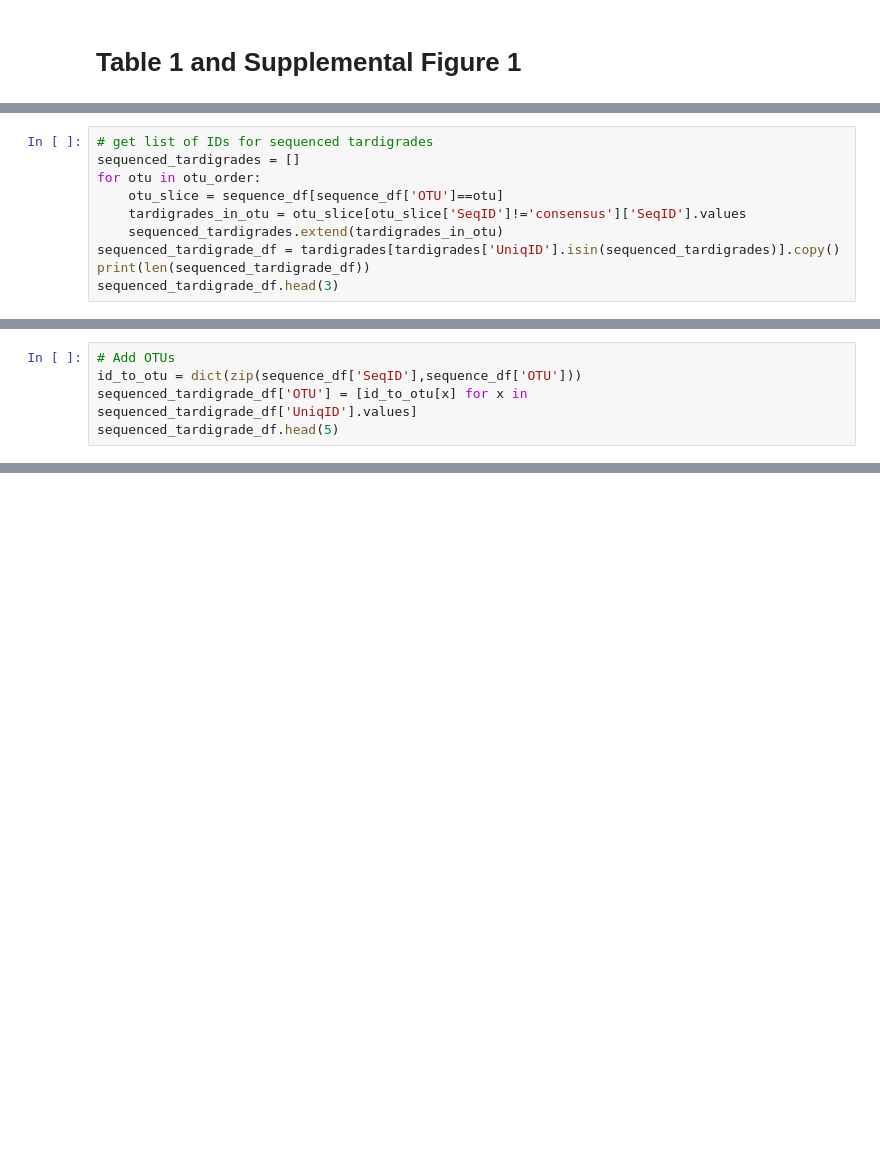
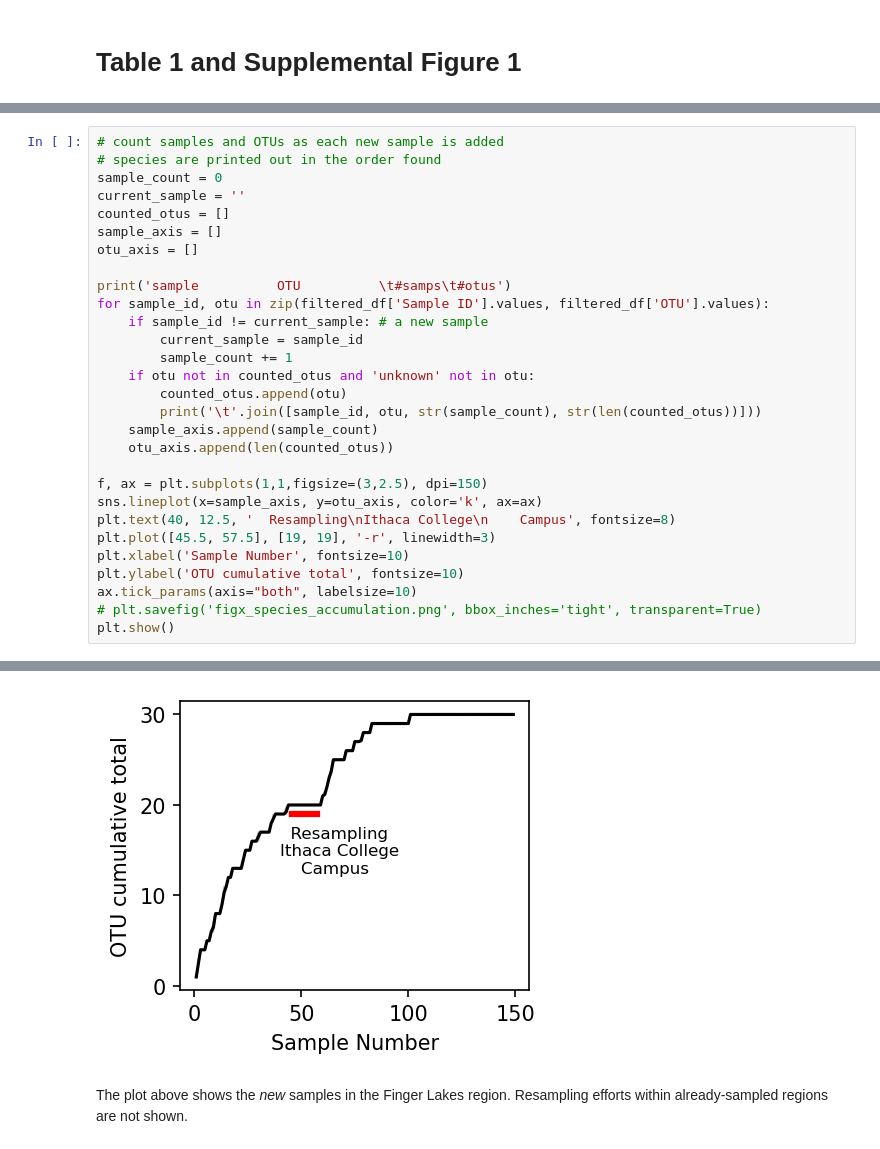
Before and after one commit to enwudz/tardi-behavior, a Jupyter notebook: code sampling analysis.ipynb, the cells around one changed output, grey strips where cells are left out. Saved outputs shown, nothing was run; the diff lists cells and outputs as text; blank space fills up the shorter version.

```diff
--- a/code sampling analysis.ipynb
+++ b/code sampling analysis.ipynb
@@ -349,10 +41,0 @@ Degrees of Freedom: 4
-# %%
-# get list of IDs for sequenced tardigrades
-sequenced_tardigrades = []
-for otu in otu_order:
-    otu_slice = sequence_df[sequence_df['OTU']==otu]
-    tardigrades_in_otu = otu_slice[otu_slice['SeqID']!='consensus']['SeqID'].values
-    sequenced_tardigrades.extend(tardigrades_in_otu)
-sequenced_tardigrade_df = tardigrades[tardigrades['UniqID'].isin(sequenced_tardigrades)].copy()
-print(len(sequenced_tardigrade_df))
-sequenced_tardigrade_df.head(3)
@@ -375,5 +41,0 @@ sequenced_tardigrade_df.head(3)
-# %%
-# Add OTUs
-id_to_otu = dict(zip(sequence_df['SeqID'],sequence_df['OTU']))
-sequenced_tardigrade_df['OTU'] = [id_to_otu[x] for x in sequenced_tardigrade_df['UniqID'].values]
-sequenced_tardigrade_df.head(5)
@@ -570,0 +241,30 @@ ACE: 31.03
+# %%
+# count samples and OTUs as each new sample is added
+# species are printed out in the order found
+sample_count = 0
+current_sample = ''
+counted_otus = []
+sample_axis = []
+otu_axis = []
+
+print('sample          OTU          \t#samps\t#otus')
+for sample_id, otu in zip(filtered_df['Sample ID'].values, filtered_df['OTU'].values):
+    if sample_id != current_sample: # a new sample
+        current_sample = sample_id
+        sample_count += 1
+    if otu not in counted_otus and 'unknown' not in otu:
+        counted_otus.append(otu)
+        print('\t'.join([sample_id, otu, str(sample_count), str(len(counted_otus))]))
+    sample_axis.append(sample_count)
+    otu_axis.append(len(counted_otus))
+
+f, ax = plt.subplots(1,1,figsize=(3,2.5), dpi=150)
+sns.lineplot(x=sample_axis, y=otu_axis, color='k', ax=ax)
+plt.text(40, 12.5, '  Resampling\nIthaca College\n    Campus', fontsize=8)
+plt.plot([45.5, 57.5], [19, 19], '-r', linewidth=3)
+plt.xlabel('Sample Number', fontsize=10)
+plt.ylabel('OTU cumulative total', fontsize=10)
+ax.tick_params(axis="both", labelsize=10)
+# plt.savefig('figx_species_accumulation.png', bbox_inches='tight', transparent=True)
+plt.show()
+# %% [output]
@@ -570,0 +288,3 @@ ACE: 31.03
+[figure, added]
+# %% [markdown]
+The plot above shows the *new* samples in the Finger Lakes region. Resampling efforts within already-sampled regions are not shown.
```
Also changed, not shown: parts of 48 cells of this notebook, 21 other files.
